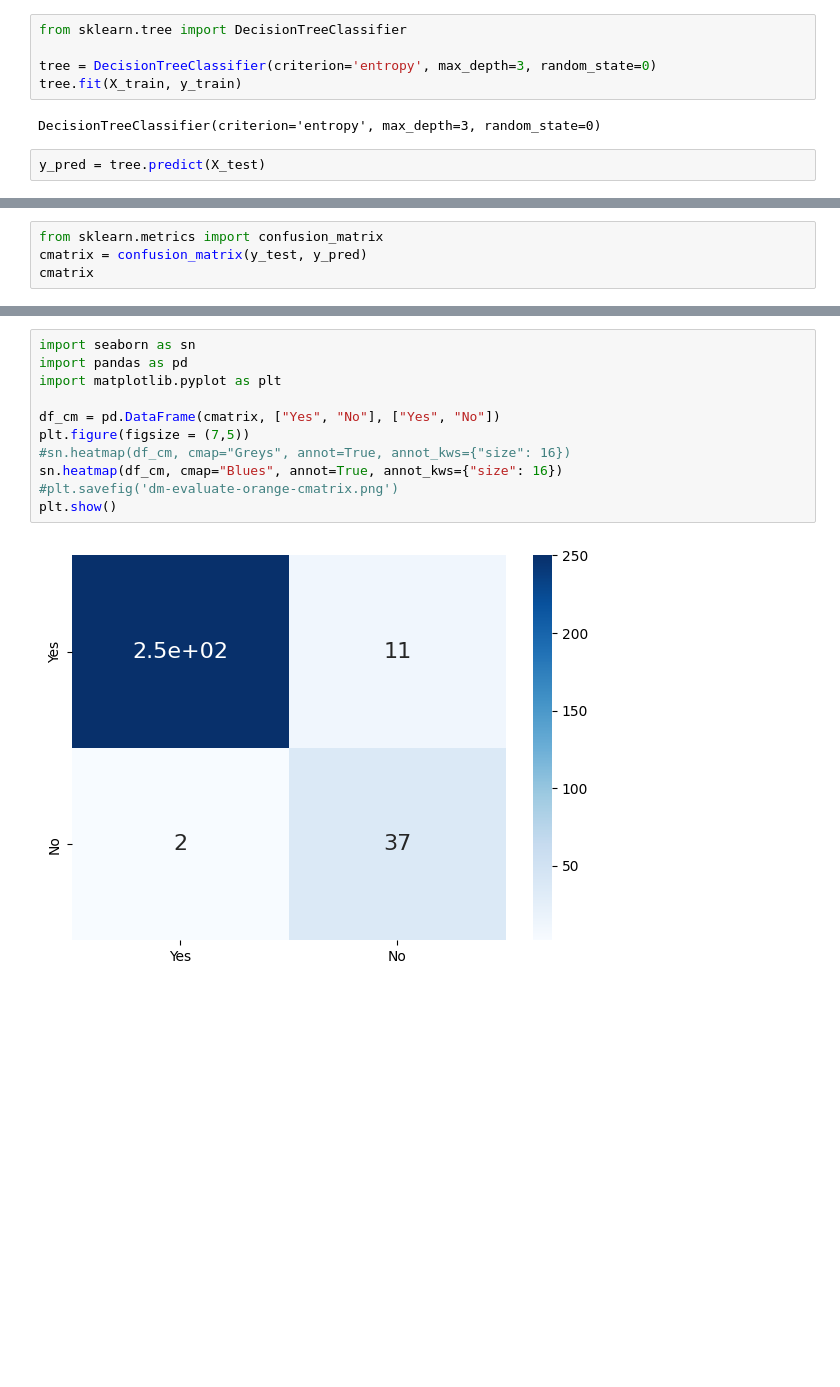
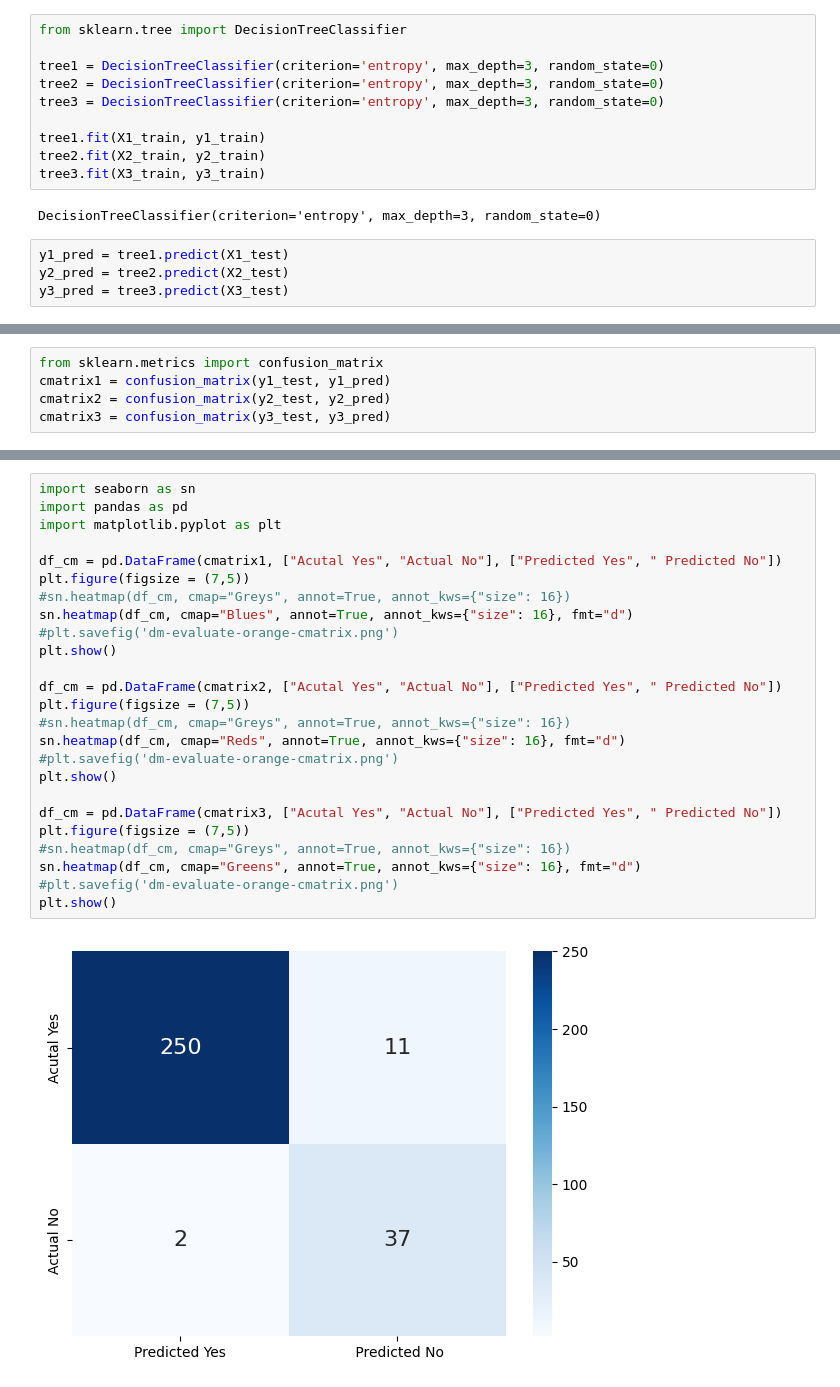
Before and after one commit to TadPal/DataMining, a Jupyter notebook: semester_9/Lab5/lab5.ipynb, the cells around one changed output, grey strips where cells are left out. Saved outputs shown, nothing was run; the diff lists cells and outputs as text; blank space fills up the shorter version.

```diff
--- a/semester_9/Lab5/lab5.ipynb
+++ b/semester_9/Lab5/lab5.ipynb
@@ -72,11 +86,18 @@ X_train, X_test, y_train, y_test = train_test_split(X, y, test_size=0.3, random_
 # %%
 from sklearn.tree import DecisionTreeClassifier
 
-tree = DecisionTreeClassifier(criterion='entropy', max_depth=3, random_state=0)
-tree.fit(X_train, y_train)
+tree1 = DecisionTreeClassifier(criterion='entropy', max_depth=3, random_state=0)
+tree2 = DecisionTreeClassifier(criterion='entropy', max_depth=3, random_state=0)
+tree3 = DecisionTreeClassifier(criterion='entropy', max_depth=3, random_state=0)
+
+tree1.fit(X1_train, y1_train)
+tree2.fit(X2_train, y2_train)
+tree3.fit(X3_train, y3_train)
 # %% [output]
 DecisionTreeClassifier(criterion='entropy', max_depth=3, random_state=0)
 # %%
-y_pred = tree.predict(X_test)
+y1_pred = tree1.predict(X1_test)
+y2_pred = tree2.predict(X2_test)
+y3_pred = tree3.predict(X3_test)
 # %%
 from sklearn.metrics import accuracy_score
@@ -86,4 +111,5 @@ Přesnost: 0.957
 # %%
 from sklearn.metrics import confusion_matrix
-cmatrix = confusion_matrix(y_test, y_pred)
-cmatrix
+cmatrix1 = confusion_matrix(y1_test, y1_pred)
+cmatrix2 = confusion_matrix(y2_test, y2_pred)
+cmatrix3 = confusion_matrix(y3_test, y3_pred)
@@ -93,13 +116,27 @@ array([[250,  11],
 # %%
 import seaborn as sn
 import pandas as pd
 import matplotlib.pyplot as plt
 
-df_cm = pd.DataFrame(cmatrix, ["Yes", "No"], ["Yes", "No"])
+df_cm = pd.DataFrame(cmatrix1, ["Acutal Yes", "Actual No"], ["Predicted Yes", " Predicted No"])
 plt.figure(figsize = (7,5))
 #sn.heatmap(df_cm, cmap="Greys", annot=True, annot_kws={"size": 16})
-sn.heatmap(df_cm, cmap="Blues", annot=True, annot_kws={"size": 16})
+sn.heatmap(df_cm, cmap="Blues", annot=True, annot_kws={"size": 16}, fmt="d")
 #plt.savefig('dm-evaluate-orange-cmatrix.png')
 plt.show()
+
+df_cm = pd.DataFrame(cmatrix2, ["Acutal Yes", "Actual No"], ["Predicted Yes", " Predicted No"])
+plt.figure(figsize = (7,5))
+#sn.heatmap(df_cm, cmap="Greys", annot=True, annot_kws={"size": 16})
+sn.heatmap(df_cm, cmap="Reds", annot=True, annot_kws={"size": 16}, fmt="d")
+#plt.savefig('dm-evaluate-orange-cmatrix.png')
+plt.show()
+
+df_cm = pd.DataFrame(cmatrix3, ["Acutal Yes", "Actual No"], ["Predicted Yes", " Predicted No"])
+plt.figure(figsize = (7,5))
+#sn.heatmap(df_cm, cmap="Greys", annot=True, annot_kws={"size": 16})
+sn.heatmap(df_cm, cmap="Greens", annot=True, annot_kws={"size": 16}, fmt="d")
+#plt.savefig('dm-evaluate-orange-cmatrix.png')
+plt.show()
 # %% [output]
-[figure, old version]
+[figure, new version]
```
Also changed, not shown: parts of 9 cells of this notebook, 1 other file.
